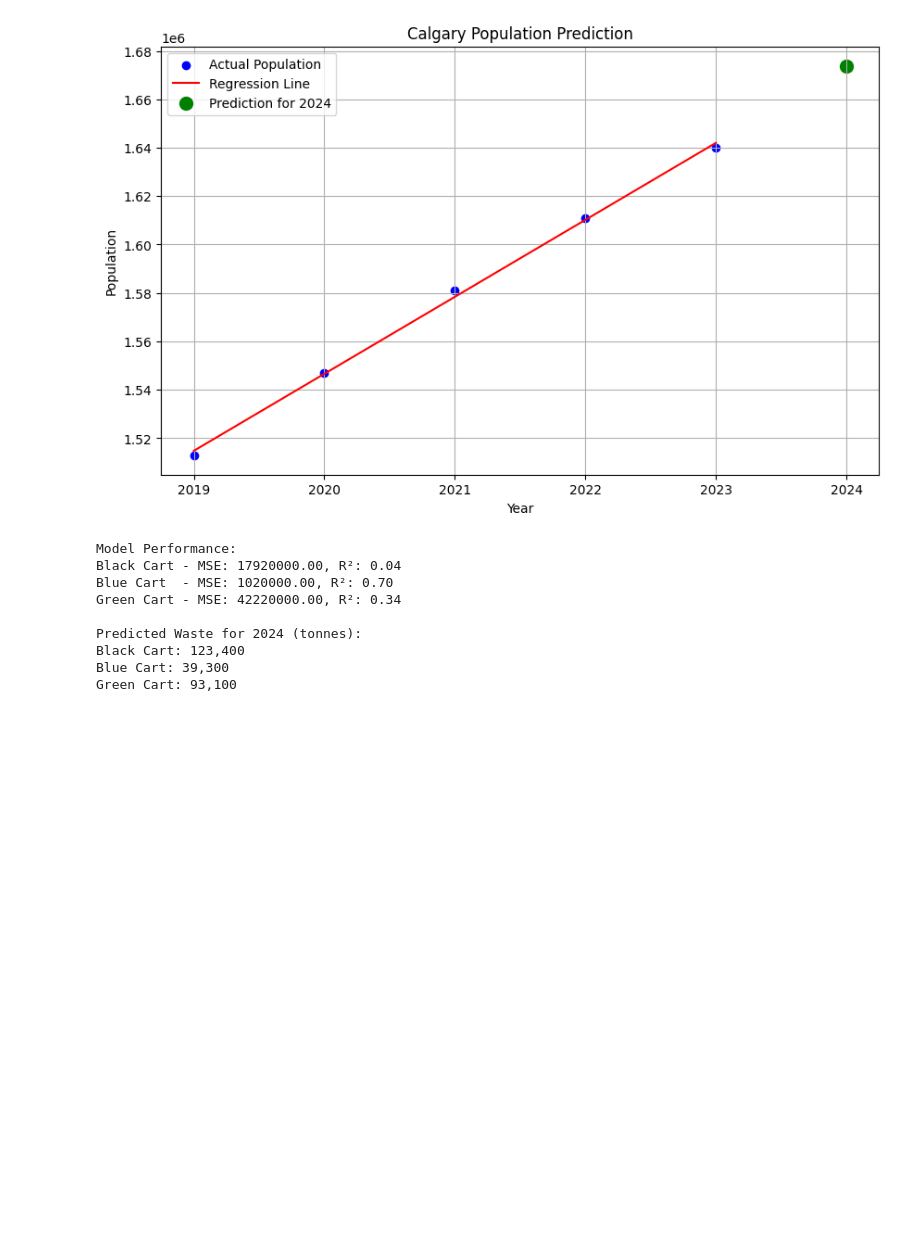
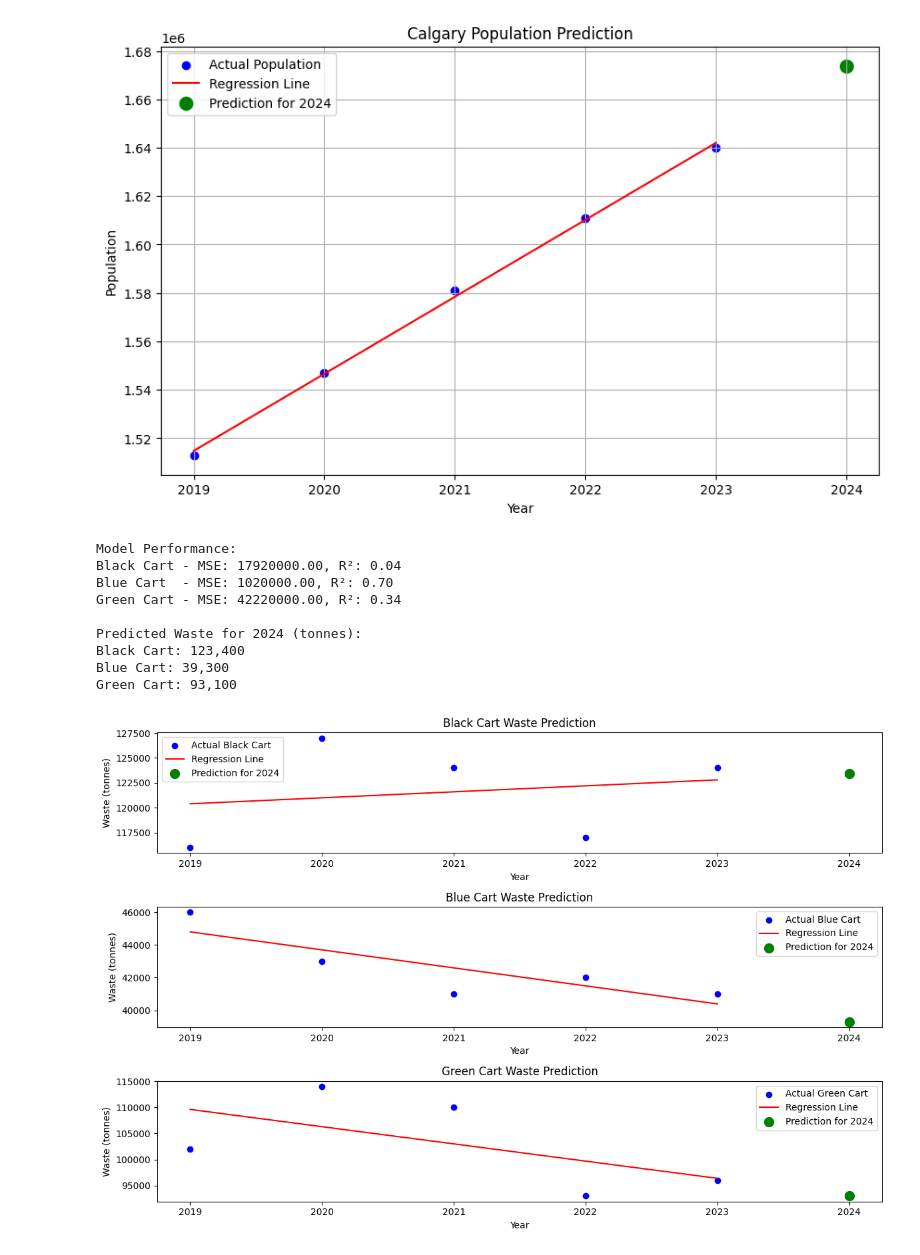
Before and after one commit to Leenapanjwani/engg680_2024_fall_Group_Project, a Jupyter notebook: Group Project/Group Project (Solid Waste Generation).ipynb, the cells around one changed output. Cells and saved outputs as stored; diff of their text form; code cells hidden in the pictures; blank space fills up the shorter version.

Commit message:
Completed my work for project on linear regression

```diff
--- a/Group Project/Group Project (Solid Waste Generation).ipynb
+++ b/Group Project/Group Project (Solid Waste Generation).ipynb
@@ -115,30 +115,67 @@ y_pred_blue = model_blue.predict(X)
 y_pred_green = model_green.predict(X)
 
 mse_black = mean_squared_error(y_black, y_pred_black)
 mse_blue = mean_squared_error(y_blue, y_pred_blue)
 mse_green = mean_squared_error(y_green, y_pred_green)
 
 r2_black = r2_score(y_black, y_pred_black)
 r2_blue = r2_score(y_blue, y_pred_blue)
 r2_green = r2_score(y_green, y_pred_green)
 
 # Display results
 print("Model Performance:")
 print(f"Black Cart - MSE: {mse_black:.2f}, R²: {r2_black:.2f}")
 print(f"Blue Cart  - MSE: {mse_blue:.2f}, R²: {r2_blue:.2f}")
 print(f"Green Cart - MSE: {mse_green:.2f}, R²: {r2_green:.2f}")
 
 print("\nPredicted Waste for 2024 (tonnes):")
 print(f"Black Cart: {black_cart_2024[0]:,.0f}")
 print(f"Blue Cart: {blue_cart_2024[0]:,.0f}")
 print(f"Green Cart: {green_cart_2024[0]:,.0f}")
+
+# Visualization
+plt.figure(figsize=(12, 8))
+
+# Black Cart
+plt.subplot(3, 1, 1)
+plt.scatter(X, y_black, color="blue", label="Actual Black Cart")
+plt.plot(X, y_pred_black, color="red", label="Regression Line")
+plt.scatter(year_2024, black_cart_2024, color="green", label="Prediction for 2024", s=100)
+plt.title("Black Cart Waste Prediction")
+plt.xlabel("Year")
+plt.ylabel("Waste (tonnes)")
+plt.legend()
+
+# Blue Cart
+plt.subplot(3, 1, 2)
+plt.scatter(X, y_blue, color="blue", label="Actual Blue Cart")
+plt.plot(X, y_pred_blue, color="red", label="Regression Line")
+plt.scatter(year_2024, blue_cart_2024, color="green", label="Prediction for 2024", s=100)
+plt.title("Blue Cart Waste Prediction")
+plt.xlabel("Year")
+plt.ylabel("Waste (tonnes)")
+plt.legend()
+
+# Green Cart
+plt.subplot(3, 1, 3)
+plt.scatter(X, y_green, color="blue", label="Actual Green Cart")
+plt.plot(X, y_pred_green, color="red", label="Regression Line")
+plt.scatter(year_2024, green_cart_2024, color="green", label="Prediction for 2024", s=100)
+plt.title("Green Cart Waste Prediction")
+plt.xlabel("Year")
+plt.ylabel("Waste (tonnes)")
+plt.legend()
+
+plt.tight_layout()
+plt.show()
 # %% [output]
 Model Performance:
 Black Cart - MSE: 17920000.00, R²: 0.04
 Blue Cart  - MSE: 1020000.00, R²: 0.70
 Green Cart - MSE: 42220000.00, R²: 0.34
 
 Predicted Waste for 2024 (tonnes):
 Black Cart: 123,400
 Blue Cart: 39,300
 Green Cart: 93,100
+[figure, added]
```
